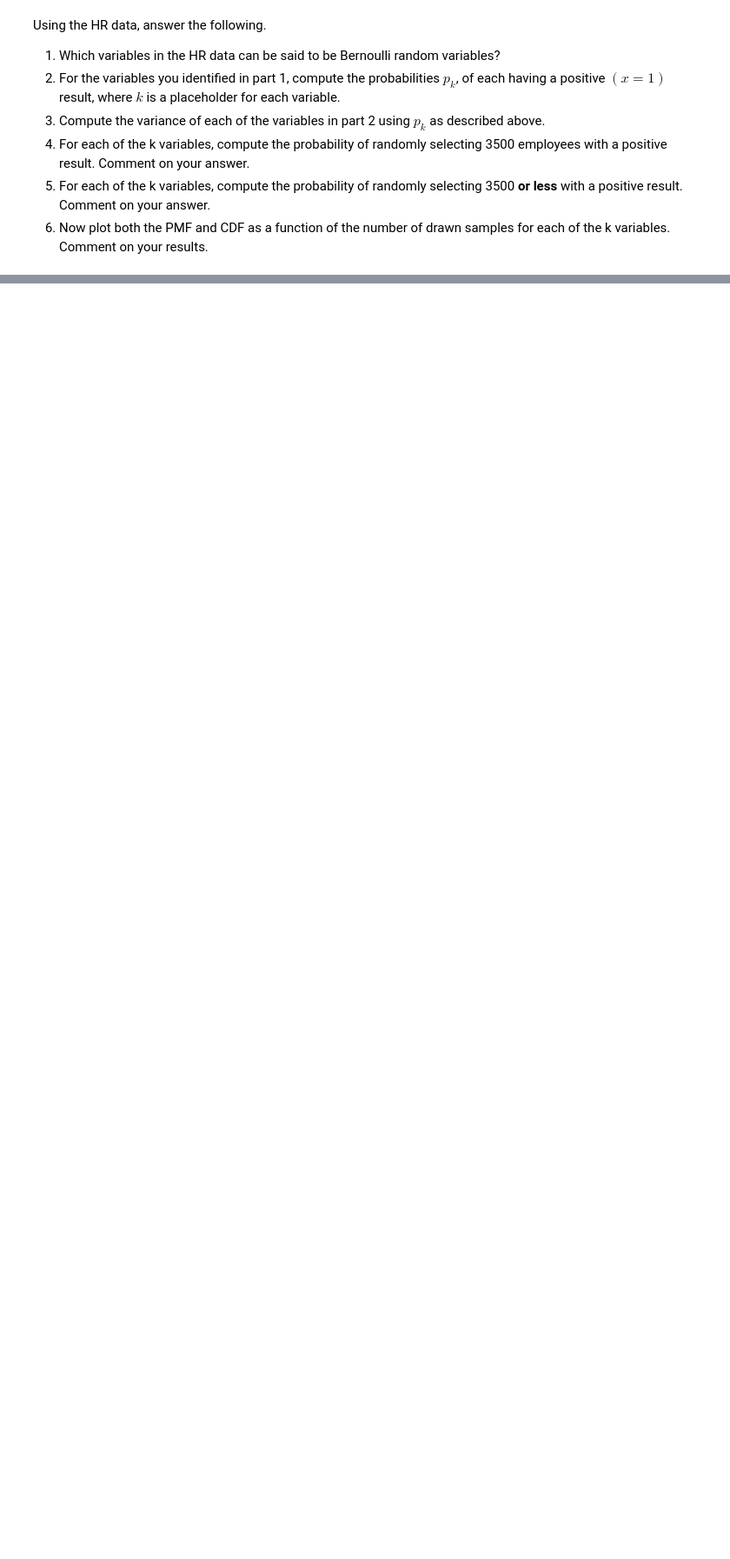
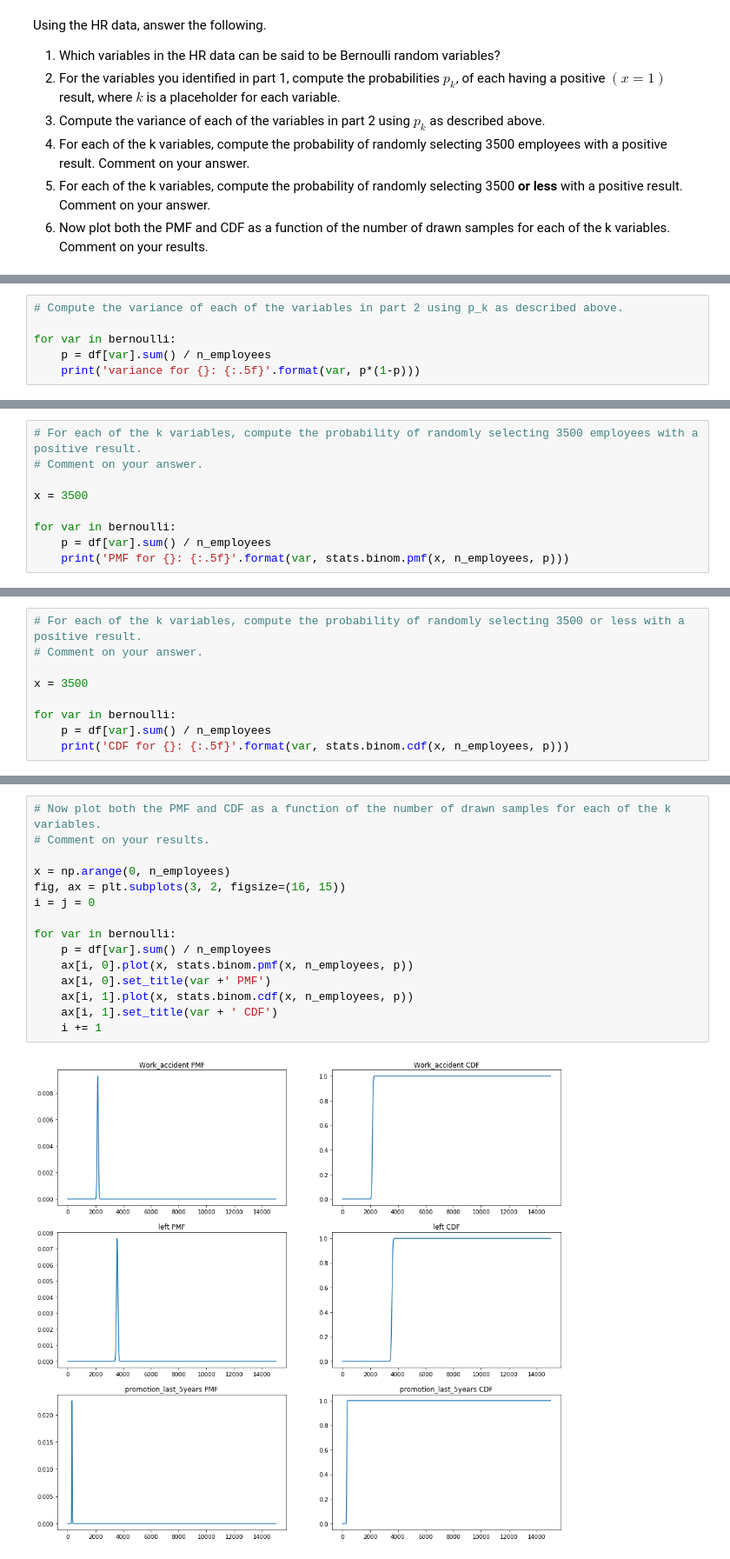
Before and after one commit to aleph314/K2, a Jupyter notebook: Statistical Inference/HR-Exercise.ipynb, the cells around one changed output, grey strips where cells are left out. Shown at 87% size. Saved outputs shown, nothing was run; the diff lists cells and outputs as text; blank space fills up the shorter version.

```diff
--- a/Statistical Inference/HR-Exercise.ipynb
+++ b/Statistical Inference/HR-Exercise.ipynb
@@ -271,0 +294,6 @@ Using the HR data, answer the following.
+# %%
+# Compute the variance of each of the variables in part 2 using p_k as described above.
+
+for var in bernoulli:
+    p = df[var].sum() / n_employees
+    print('variance for {}: {:.5f}'.format(var, p*(1-p)))
@@ -271,0 +304,9 @@ Using the HR data, answer the following.
+# %%
+# For each of the k variables, compute the probability of randomly selecting 3500 employees with a positive result.
+# Comment on your answer.
+
+x = 3500
+
+for var in bernoulli:
+    p = df[var].sum() / n_employees
+    print('PMF for {}: {:.5f}'.format(var, stats.binom.pmf(x, n_employees, p)))
@@ -271,0 +317,9 @@ Using the HR data, answer the following.
+# %%
+# For each of the k variables, compute the probability of randomly selecting 3500 or less with a positive result.
+# Comment on your answer.
+
+x = 3500
+
+for var in bernoulli:
+    p = df[var].sum() / n_employees
+    print('CDF for {}: {:.5f}'.format(var, stats.binom.cdf(x, n_employees, p)))
@@ -272,3 +330,20 @@ Using the HR data, answer the following.
+# %%
+# Now plot both the PMF and CDF as a function of the number of drawn samples for each of the k variables.
+# Comment on your results.
+
+x = np.arange(0, n_employees)
+fig, ax = plt.subplots(3, 2, figsize=(16, 15))
+i = j = 0
+
+for var in bernoulli:
+    p = df[var].sum() / n_employees
+    ax[i, 0].plot(x, stats.binom.pmf(x, n_employees, p))
+    ax[i, 0].set_title(var +' PMF')
+    ax[i, 1].plot(x, stats.binom.cdf(x, n_employees, p))
+    ax[i, 1].set_title(var + ' CDF')
+    i += 1
+# %% [output]
+[figure, added]
 # %% [markdown]
 ### The Normal Distribution
 The Normal distribution (or sometimes called the Bell Curve or Gaussian) is by far the most prevalent and useful distribution in any field that utilizes statistical techniques.  In fact, in can be shown that the means of random variables sampled repeatedly from **any** distribution eventually form a normal given a sufficiently large sample size.
```
Also changed, not shown: parts of 39 cells of this notebook.
